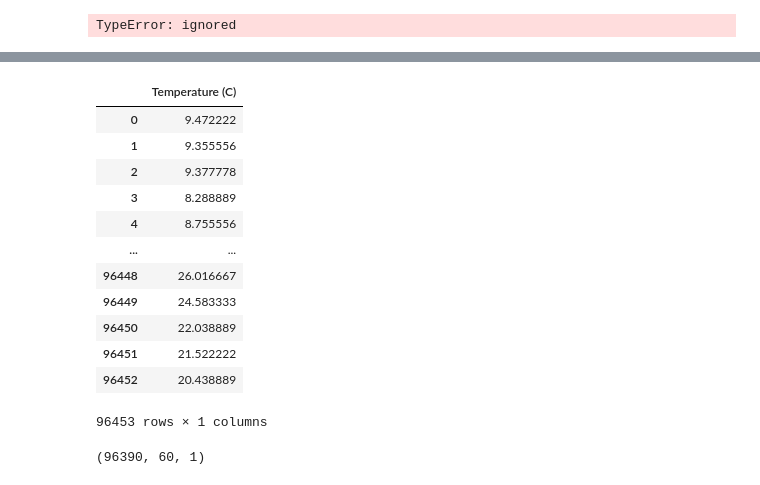
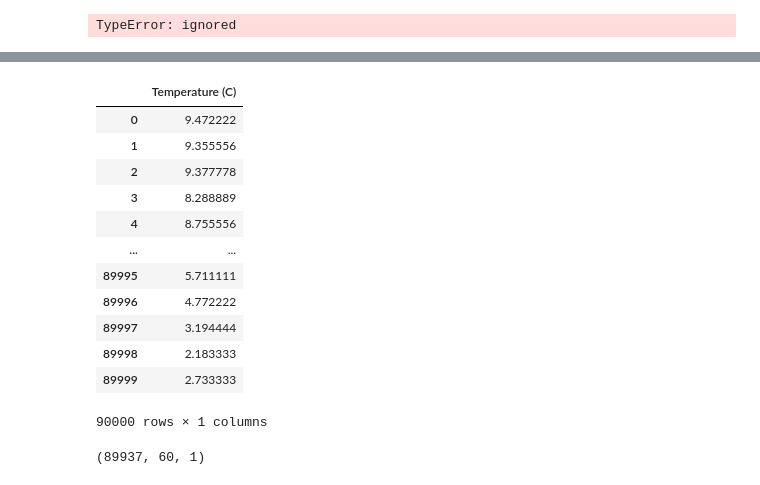
Before and after one commit to patakib/weather_analysis_RNN, a Jupyter notebook: weather_analysis_RNN.ipynb, the cells around one changed output, grey strips where cells are left out. Cells and saved outputs as stored; diff of their text form; code cells hidden in the pictures.

```diff
--- a/weather_analysis_RNN.ipynb
+++ b/weather_analysis_RNN.ipynb
@@ -104,22 +104,22 @@ df.head()
 | 3 | 2006-04-01 03:00:00.000 +0200 | 8.288889 | 5.944444 | 0.83 | 14.1036 | ... |
 | 4 | 2006-04-01 04:00:00.000 +0200 | 8.755556 | 6.977778 | 0.83 | 11.0446 | ... |
 # %%
-training_set = df.iloc[:,1:2]
+training_set = df.iloc[:90000,1:2]
 training_set
 # %% [output]
 |  | Temperature (C) |
 | 0 | 9.472222 |
 | 1 | 9.355556 |
 | 2 | 9.377778 |
 | 3 | 8.288889 |
 | 4 | 8.755556 |
 | ... | ... |
-| 96448 | 26.016667 |
-| 96449 | 24.583333 |
-| 96450 | 22.038889 |
-| 96451 | 21.522222 |
-| 96452 | 20.438889 |
+| 89995 | 5.711111 |
+| 89996 | 4.772222 |
+| 89997 | 3.194444 |
+| 89998 | 2.183333 |
+| 89999 | 2.733333 |
-96453 rows × 1 columns
+90000 rows × 1 columns
 # %%
 #Feature Scaling
 from sklearn.preprocessing import MinMaxScaler
@@ -138,7 +138,7 @@ x_train = np.reshape(x_train, (x_train.shape[0] , x_train.shape[1], 1) )
 # %%
 x_train.shape
 # %% [output]
-(96390, 60, 1)
+(89937, 60, 1)
 # %%
 from keras.models import Sequential
 from keras.layers import LSTM,Dense ,Dropout, Bidirectional
```
Also changed, not shown: parts of 6 cells of this notebook.
